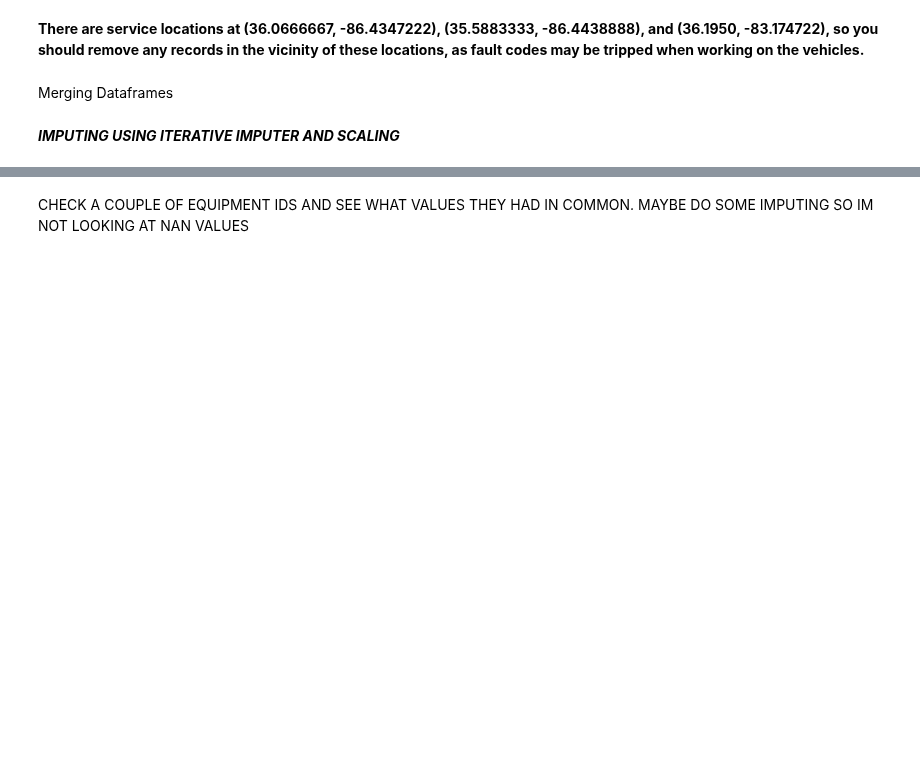
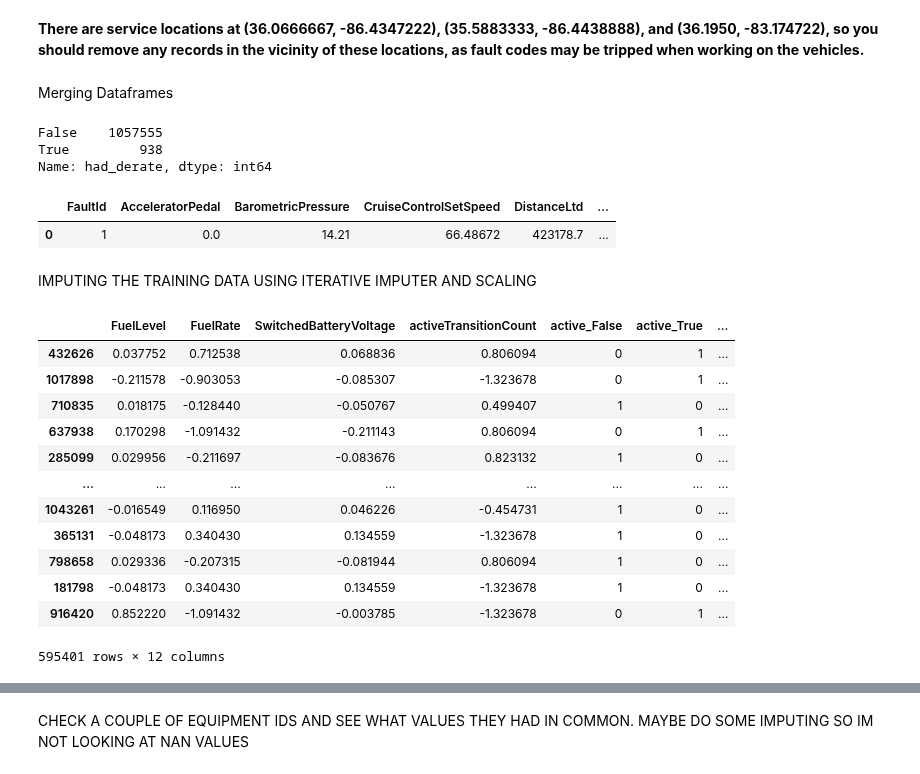
Before and after one commit to KagonDeans/big-g-ml-convoy, a Jupyter notebook: notebooks/kd_transformation_bg.ipynb, the cells around one changed output, grey strips where cells are left out. Saved outputs shown, nothing was run; the diff lists cells and outputs as text; code cells hidden in the pictures; blank space fills up the shorter version.

```diff
--- a/notebooks/kd_transformation_bg.ipynb
+++ b/notebooks/kd_transformation_bg.ipynb
@@ -89,5 +93,28 @@ faults_diagnostics = pd.merge(diagnostics, faults, left_on='FaultId', right_on='
 faults_diagnostics[['FaultId', 'LampStatus']] = faults_diagnostics[['FaultId', 'LampStatus']].astype(str)
 # %%
 faults_diagnostics[['CruiseControlActive_True', 'IgnStatus_True', 'ParkingBrake_True']] = faults_diagnostics[['CruiseControlActive_True', 'IgnStatus_True', 'ParkingBrake_True']].astype(bool)
-# %% [markdown]
-***IMPUTING USING ITERATIVE IMPUTER AND SCALING***
+# %%
+faults_diagnostics['had_derate']= faults_diagnostics['spn'] == '5246'
+# %%
+faults_diagnostics['had_derate'].value_counts()
+# %% [output]
+False    1057555
+True         938
+Name: had_derate, dtype: int64
+# %%
+faults_diagnostics.head(1)
+# %% [output]
+|  | FaultId | AcceleratorPedal | BarometricPressure | CruiseControlSetSpeed | DistanceLtd | ... |
+| 0 | 1 | 0.0 | 14.21 | 66.48672 | 423178.7 | ... |
+# %%
+predictors = ['FuelLevel', 'FuelRate', 'SwitchedBatteryVoltage', 'activeTransitionCount', 'active','ParkingBrake_True', 'IgnStatus_True', 'CruiseControlActive_True' ]
+categorical_predictors = ['active','ParkingBrake_True', 'IgnStatus_True', 'CruiseControlActive_True']
+
+X = faults_diagnostics[predictors]
+X = pd.get_dummies(X, columns = categorical_predictors)
+y = faults_diagnostics['had_derate']
+
+X_train, X_test, y_train, y_test = train_test_split(X, y, random_state = 117, stratify = y)
+X_train, X_val, y_train, y_val = train_test_split(X_train, y_train, stratify = y_train, random_state = 117, train_size = 0.6/0.8)
+# %% [markdown]
+IMPUTING THE TRAINING DATA USING ITERATIVE IMPUTER AND SCALING
@@ -93,0 +126,8 @@ faults_diagnostics[['CruiseControlActive_True', 'IgnStatus_True', 'ParkingBrake_
+# %%
+predictors_num = ['FuelLevel', 'FuelRate', 'SwitchedBatteryVoltage', 'activeTransitionCount']
+
+scaler = StandardScaler()
+iterative_imputer = IterativeImputer()
+
+X_train_scaler = scaler.fit(X_train[predictors_num])
+X_train_iterative = iterative_imputer.fit(scaler.transform(X_train[predictors_num]))
@@ -93,0 +140,17 @@ faults_diagnostics[['CruiseControlActive_True', 'IgnStatus_True', 'ParkingBrake_
+# %%
+X_train[predictors_num] = X_train_iterative.transform(scaler.transform(X_train[predictors_num]))
+X_train
+# %% [output]
+|  | FuelLevel | FuelRate | SwitchedBatteryVoltage | activeTransitionCount | active_False | active_True | ... |
+| 432626 | 0.037752 | 0.712538 | 0.068836 | 0.806094 | 0 | 1 | ... |
+| 1017898 | -0.211578 | -0.903053 | -0.085307 | -1.323678 | 0 | 1 | ... |
+| 710835 | 0.018175 | -0.128440 | -0.050767 | 0.499407 | 1 | 0 | ... |
+| 637938 | 0.170298 | -1.091432 | -0.211143 | 0.806094 | 0 | 1 | ... |
+| 285099 | 0.029956 | -0.211697 | -0.083676 | 0.823132 | 1 | 0 | ... |
+| ... | ... | ... | ... | ... | ... | ... | ... |
+| 1043261 | -0.016549 | 0.116950 | 0.046226 | -0.454731 | 1 | 0 | ... |
+| 365131 | -0.048173 | 0.340430 | 0.134559 | -1.323678 | 1 | 0 | ... |
+| 798658 | 0.029336 | -0.207315 | -0.081944 | 0.806094 | 1 | 0 | ... |
+| 181798 | -0.048173 | 0.340430 | 0.134559 | -1.323678 | 1 | 0 | ... |
+| 916420 | 0.852220 | -1.091432 | -0.003785 | -1.323678 | 0 | 1 | ... |
+595401 rows × 12 columns
```
Also changed, not shown: parts of 30 cells of this notebook.
